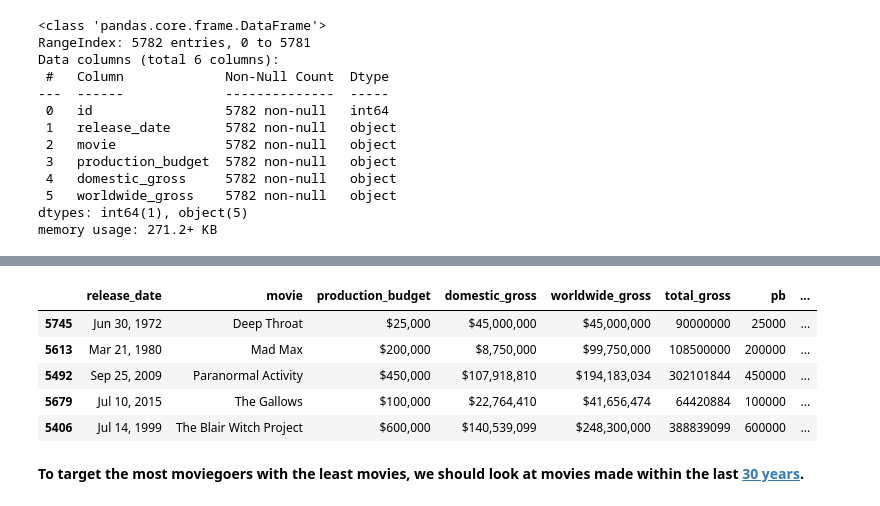
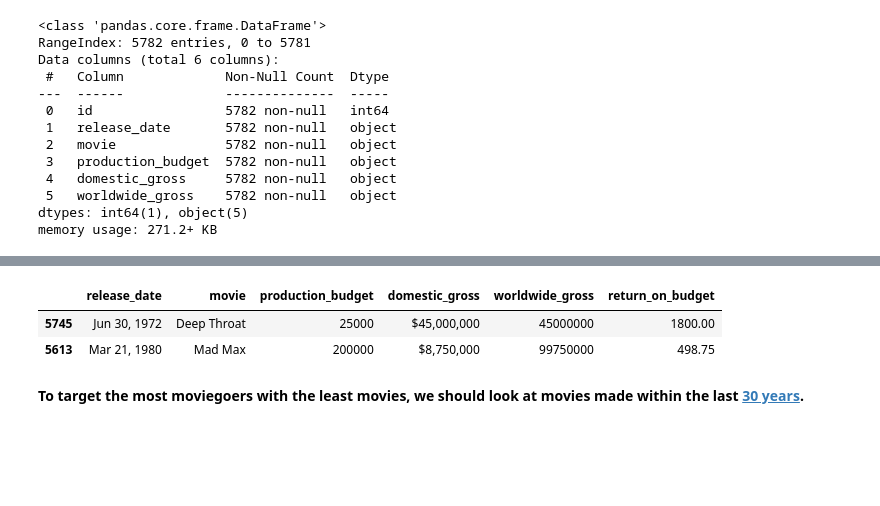
Before and after one commit to bkokin/semester_1_capstone, a Jupyter notebook: exploratory_work/hanwen_exploratory.ipynb, the cells around one changed output, grey strips where cells are left out. Saved outputs shown, nothing was run; the diff lists cells and outputs as text; code cells hidden in the pictures; blank space fills up the shorter version.

```diff
--- a/exploratory_work/hanwen_exploratory.ipynb
+++ b/exploratory_work/hanwen_exploratory.ipynb
@@ -231,5 +152,3 @@ budget_df['total_gross'] = budget_df['domestic_gross'].str.lstrip('$').str.repla
 # %%
-budget_df['both_gross'] = budget_df.worldwide_gross.str.lstrip('$').str.replace(',', '').astype(np.int64)
+budget_df['production_budget'] = budget_df['production_budget'].str.lstrip('$').str.replace(',', '').astype(np.int64)
-# %%
-budget_df['pb'] = budget_df['production_budget'].str.lstrip('$').str.replace(',', '').astype(np.int64)
 # %%
@@ -258,15 +174,12 @@ non_zero.describe()
 # %%
-budget_df['ropb'] = (budget_df.both_gross / budget_df.pb)
+budget_df['return_on_budget'] = (budget_df['worldwide_gross'] / budget_df['production_budget'])
 # %%
-budget_df.sort_values(by=['ropb'], ascending=False, inplace=True)
+budget_df.sort_values(by=['return_on_budget'], ascending=False, inplace=True)
 # %%
-budget_df.head()
+budget_df.head(2)
 # %% [output]
-|  | release_date | movie | production_budget | domestic_gross | worldwide_gross | total_gross | pb | ... |
-| 5745 | Jun 30, 1972 | Deep Throat | $25,000 | $45,000,000 | $45,000,000 | 90000000 | 25000 | ... |
-| 5613 | Mar 21, 1980 | Mad Max | $200,000 | $8,750,000 | $99,750,000 | 108500000 | 200000 | ... |
-| 5492 | Sep 25, 2009 | Paranormal Activity | $450,000 | $107,918,810 | $194,183,034 | 302101844 | 450000 | ... |
-| 5679 | Jul 10, 2015 | The Gallows | $100,000 | $22,764,410 | $41,656,474 | 64420884 | 100000 | ... |
-| 5406 | Jul 14, 1999 | The Blair Witch Project | $600,000 | $140,539,099 | $248,300,000 | 388839099 | 600000 | ... |
+|  | release_date | movie | production_budget | domestic_gross | worldwide_gross | return_on_budget |
+| 5745 | Jun 30, 1972 | Deep Throat | 25000 | $45,000,000 | 45000000 | 1800.00 |
+| 5613 | Mar 21, 1980 | Mad Max | 200000 | $8,750,000 | 99750000 | 498.75 |
 # %% [markdown]
 **To target the most moviegoers with the least movies, we should look at movies made within the last [30 years](https://www.mekkographics.com/american-moviegoers-by-age-and-ethnicity/#:~:text=Younger%20Americans%20are%20more%20frequent,and%20over%20only%20attended%202.3.).**
```
Also changed, not shown: parts of 79 cells of this notebook.
